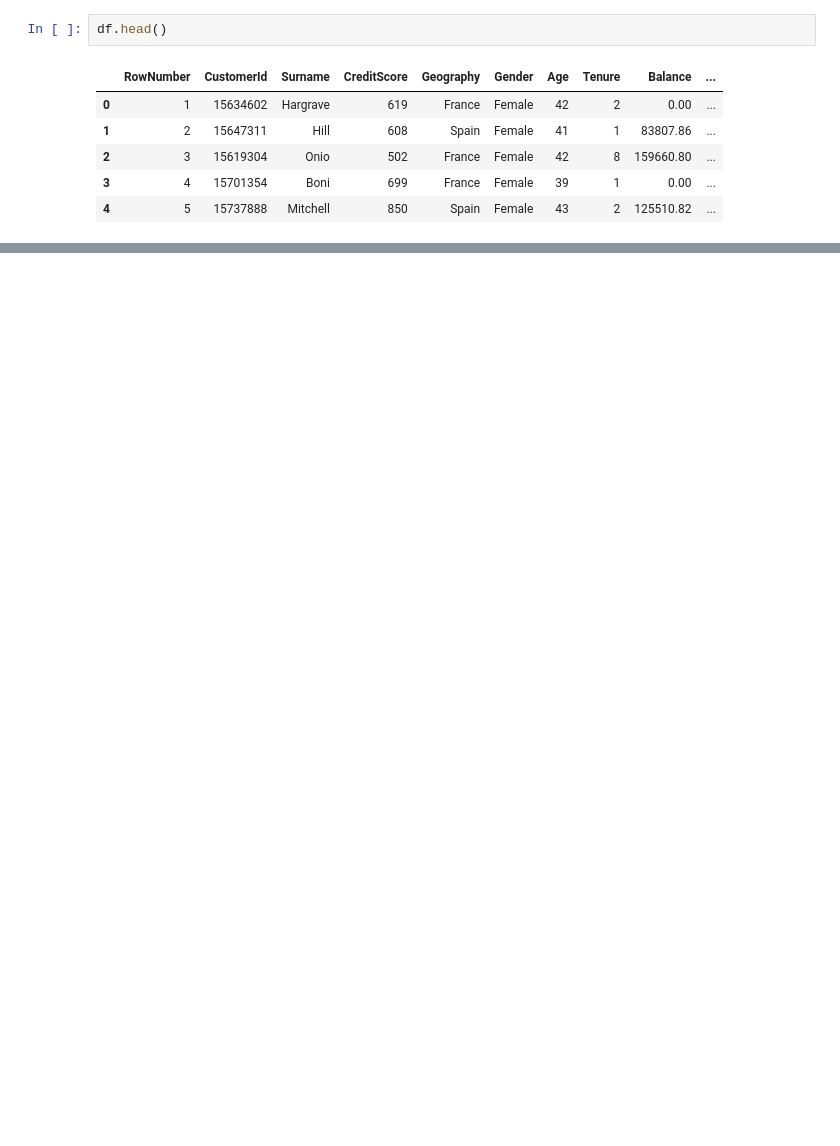
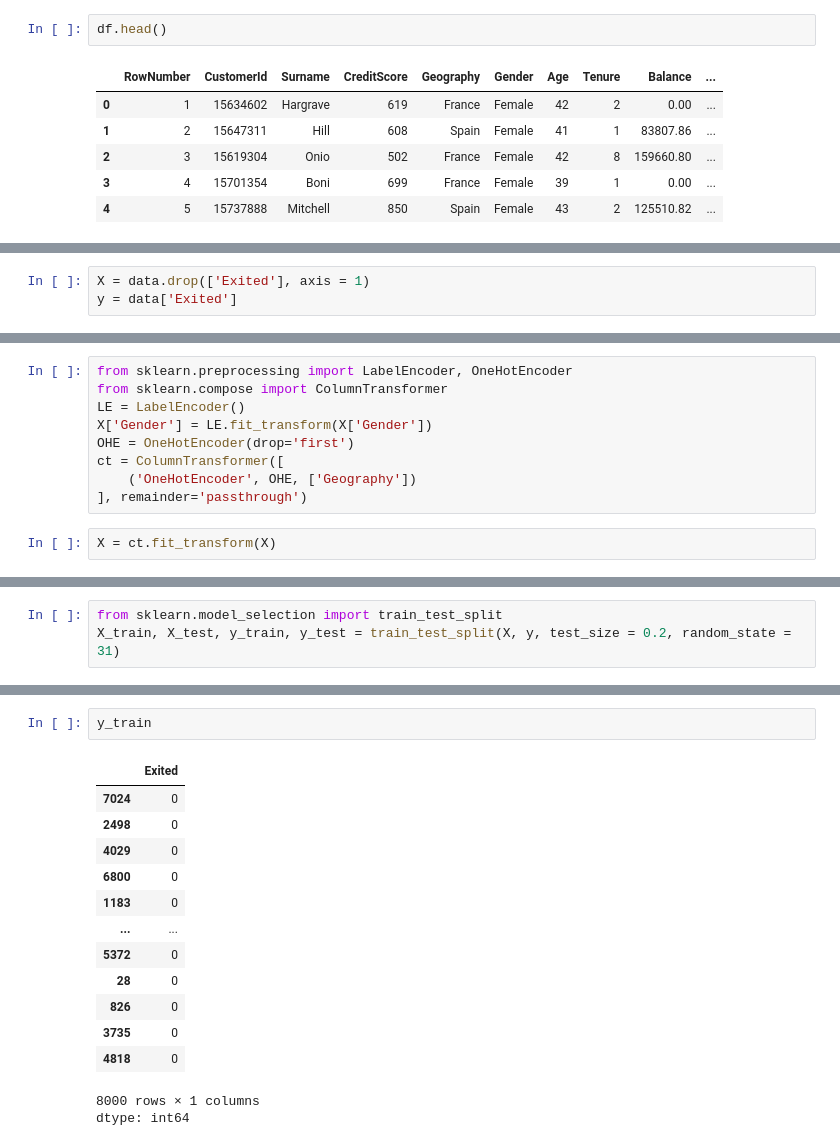
Before and after one commit to GOLISHYAMP/ANN_End_to_End_Project, a Jupyter notebook: ANN_end_to_end_project.ipynb, the cells around one changed output, grey strips where cells are left out. Saved outputs shown, nothing was run; the diff lists cells and outputs as text; blank space fills up the shorter version.

```diff
--- a/ANN_end_to_end_project.ipynb
+++ b/ANN_end_to_end_project.ipynb
@@ -25,0 +38,3 @@ df.head()
+# %%
+X = data.drop(['Exited'], axis = 1)
+y = data['Exited']
@@ -25,0 +63,11 @@ df.head()
+# %%
+from sklearn.preprocessing import LabelEncoder, OneHotEncoder
+from sklearn.compose import ColumnTransformer
+LE = LabelEncoder()
+X['Gender'] = LE.fit_transform(X['Gender'])
+OHE = OneHotEncoder(drop='first')
+ct = ColumnTransformer([
+    ('OneHotEncoder', OHE, ['Geography'])
+], remainder='passthrough')
+# %%
+X = ct.fit_transform(X)
@@ -25,0 +122,3 @@ df.head()
+# %%
+from sklearn.model_selection import train_test_split
+X_train, X_test, y_train, y_test = train_test_split(X, y, test_size = 0.2, random_state = 31)
@@ -25,0 +143,17 @@ df.head()
+# %%
+y_train
+# %% [output]
+|  | Exited |
+| 7024 | 0 |
+| 2498 | 0 |
+| 4029 | 0 |
+| 6800 | 0 |
+| 1183 | 0 |
+| ... | ... |
+| 5372 | 0 |
+| 28 | 0 |
+| 826 | 0 |
+| 3735 | 0 |
+| 4818 | 0 |
+8000 rows × 1 columns
+dtype: int64
```
Also changed, not shown: parts of 18 cells of this notebook.
